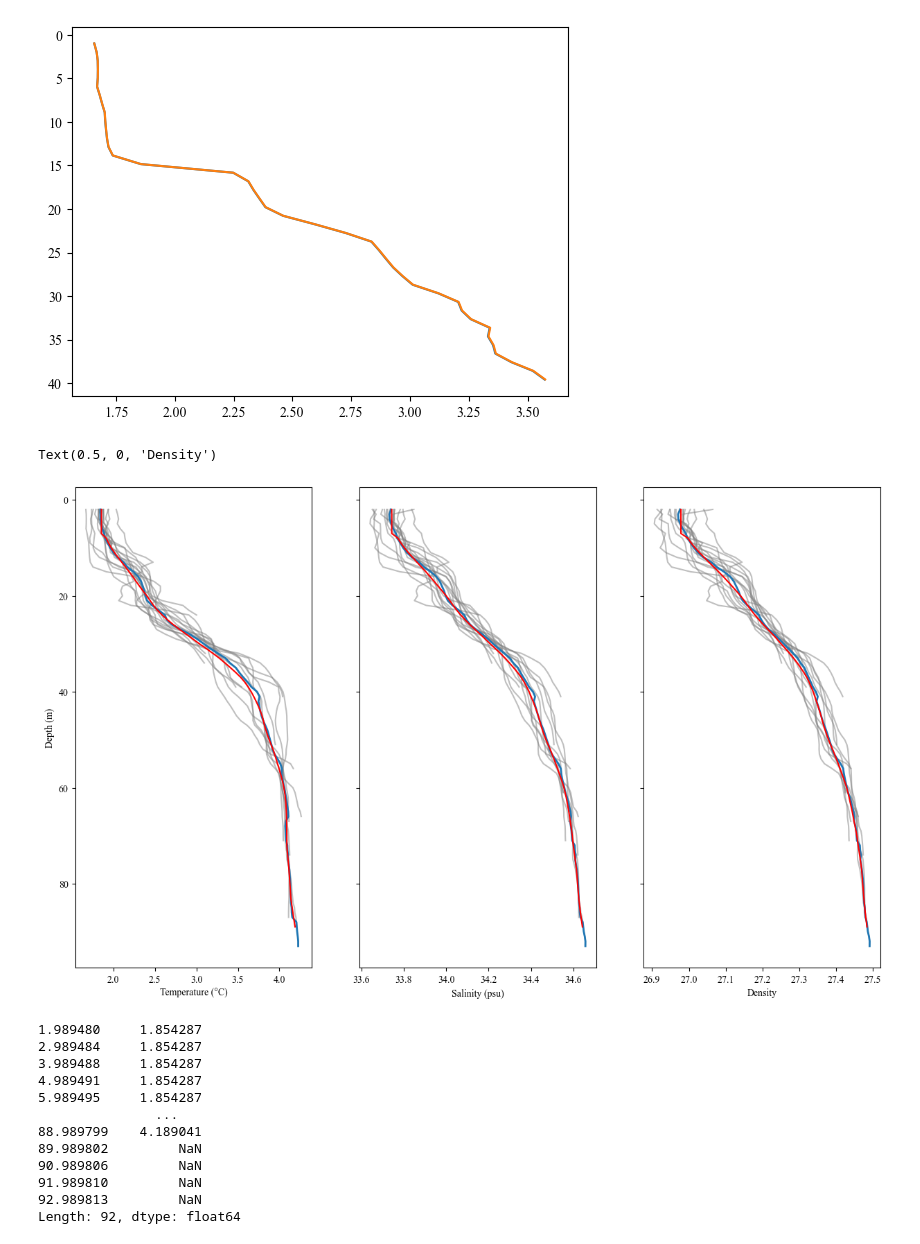
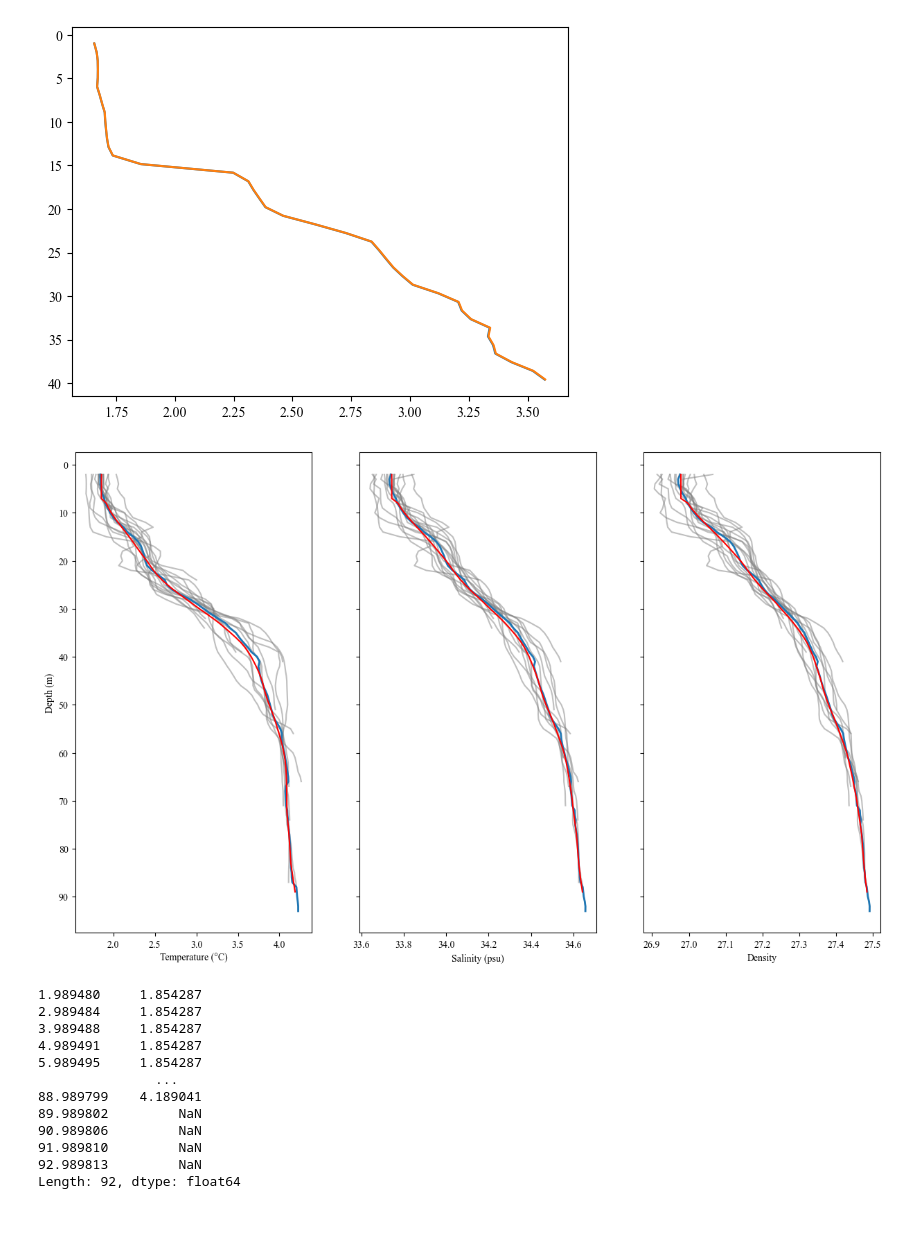
Before and after one commit to alpsjur/AGF-Adventfjorden, a Jupyter notebook: code/notebooks/mean_profile.ipynb, the cells around one changed output. Cells and saved outputs as stored; diff of their text form; code cells hidden in the pictures.

Commit message:
NEW plots and initial cond

```diff
--- a/code/notebooks/mean_profile.ipynb
+++ b/code/notebooks/mean_profile.ipynb
@@ -90,30 +90,31 @@ plt.gca().invert_yaxis()
 # %%
 window = 10
 mld=7
 
 dfT, dfT_mean = compute_mean(CTD, 'T', stations)
 dfS, dfS_mean = compute_mean(CTD, 'S', stations)
 dfs, dfs_mean = compute_mean(CTD, 'SIGTH', stations)
 
 dfT_smooth = smooth_profile(dfT_mean, mld, window)
 dfS_smooth = smooth_profile(dfS_mean, mld, window)
 dfs_smooth = smooth_profile(dfs_mean, mld, window)
 
 fig, [axT, axS, axs] = plt.subplots(1,3, sharey=True, figsize=(15,9))
 plot_profiles(dfT, dfT_mean, axT)
 plot_profiles(dfS, dfS_mean, axS)
 plot_profiles(dfs, dfs_mean, axs)
 
 axT.plot(dfT_smooth, dfT_smooth.index, color='red')
 axS.plot(dfS_smooth, dfs_smooth.index, color='red')
 axs.plot(dfs_smooth, dfs_smooth.index, color='red')
 axT.set_ylabel('Depth (m)')
 axT.set_xlabel('Temperature (\N{DEGREE SIGN}C)')
 axS.set_xlabel('Salinity (psu)')
 axs.set_xlabel('Density')
+axs.yaxis.set_ticks(np.arange(0, 100, 10))
+plt.savefig("../../ocean_plots/meanprofiles_221103.png",bbox_inches = "tight", dpi = 300)
 # %% [output]
-Text(0.5, 0, 'Density')
-[figure, old version]
+[figure, new version]
 # %%
 dfT_smooth
 # %% [output]
```
Also changed, not shown: parts of 5 cells of this notebook, 38 other files.
